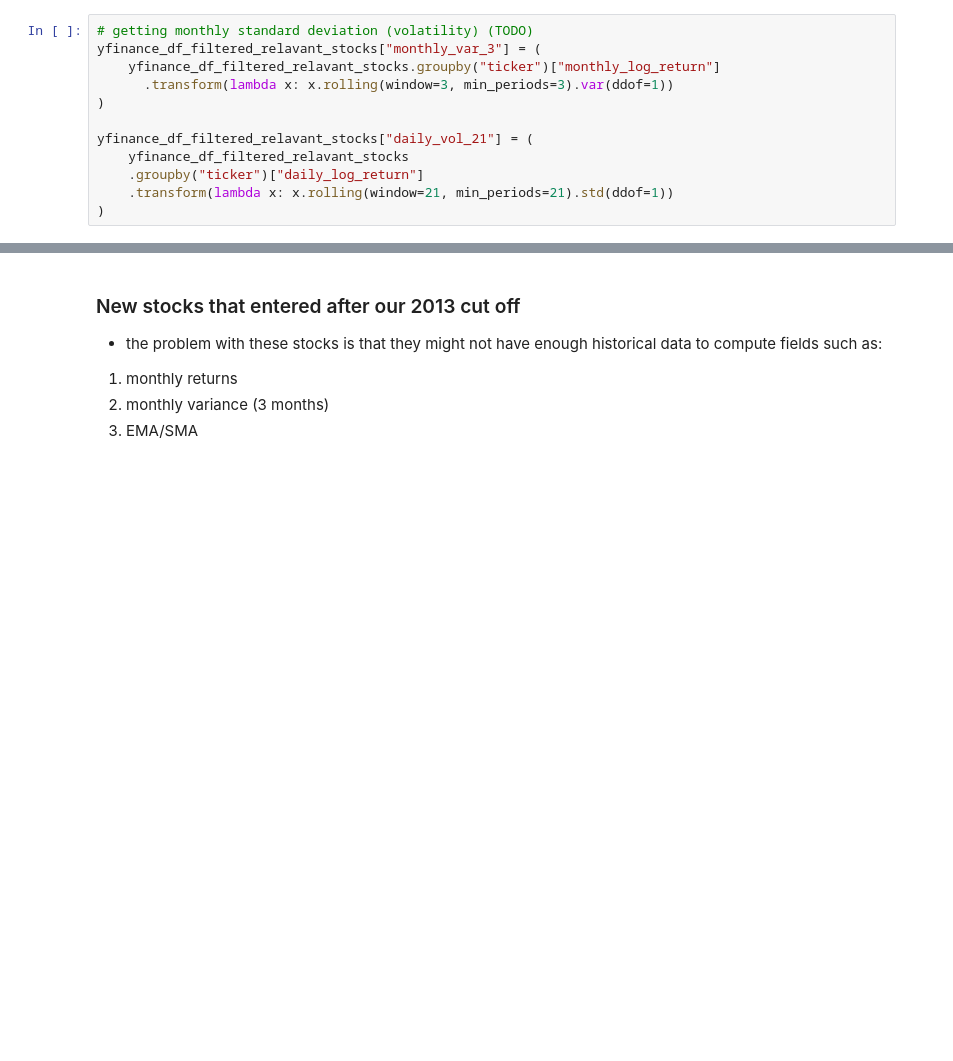
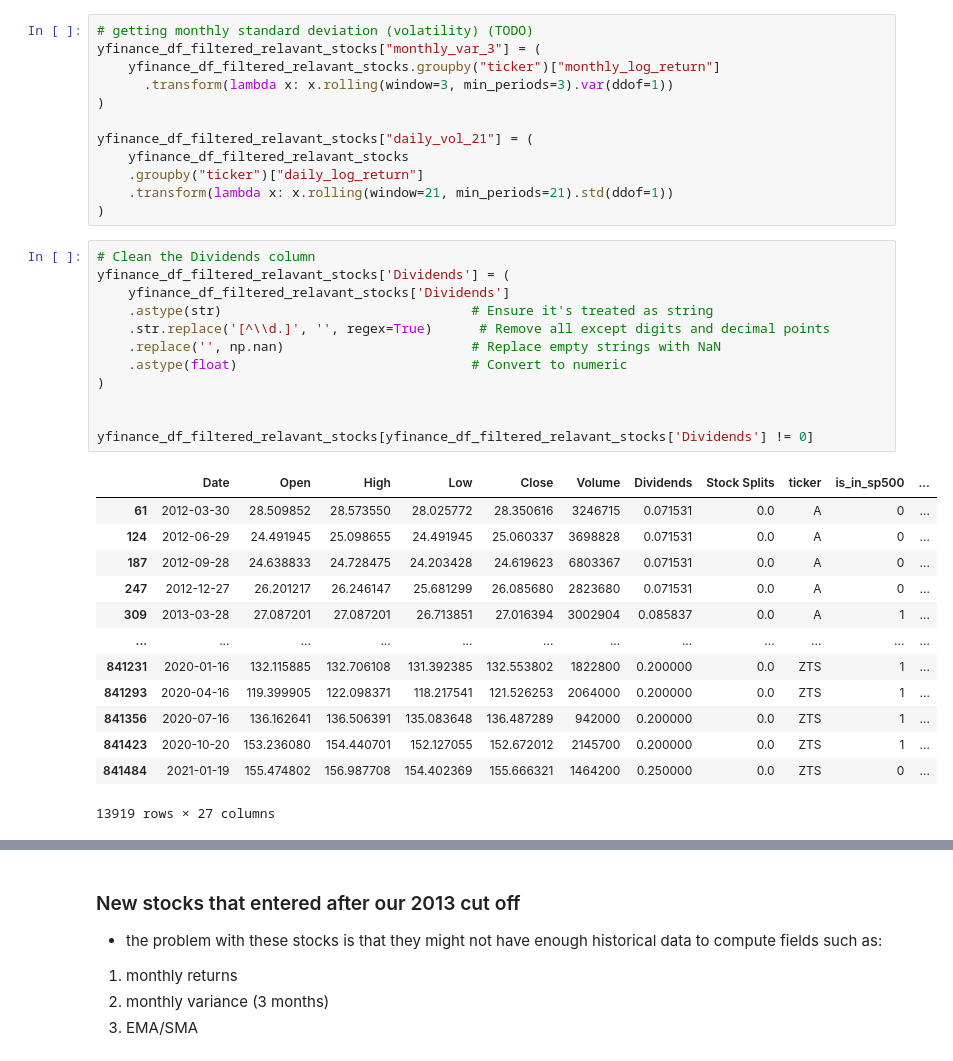
Before and after one commit to gotoshleep/DSE4212-Portfolio-Optimiser, a Jupyter notebook: Data prep and EDA/data_cleaning.ipynb, the cells around one changed output, grey strips where cells are left out. Saved outputs shown, nothing was run; the diff lists cells and outputs as text; blank space fills up the shorter version.

```diff
--- a/Data prep and EDA/data_cleaning.ipynb
+++ b/Data prep and EDA/data_cleaning.ipynb
@@ -436,3 +436,29 @@ yfinance_df_filtered_relavant_stocks["daily_vol_21"] = (
     .groupby("ticker")["daily_log_return"]
     .transform(lambda x: x.rolling(window=21, min_periods=21).std(ddof=1))
 )
+# %%
+# Clean the Dividends column
+yfinance_df_filtered_relavant_stocks['Dividends'] = (
+    yfinance_df_filtered_relavant_stocks['Dividends']
+    .astype(str)                                # Ensure it's treated as string
+    .str.replace('[^\\d.]', '', regex=True)      # Remove all except digits and decimal points
+    .replace('', np.nan)                        # Replace empty strings with NaN
+    .astype(float)                              # Convert to numeric
+)
+
+
+yfinance_df_filtered_relavant_stocks[yfinance_df_filtered_relavant_stocks['Dividends'] != 0]
+# %% [output]
+|  | Date | Open | High | Low | Close | Volume | Dividends | Stock Splits | ticker | is_in_sp500 | ... |
+| 61 | 2012-03-30 | 28.509852 | 28.573550 | 28.025772 | 28.350616 | 3246715 | 0.071531 | 0.0 | A | 0 | ... |
+| 124 | 2012-06-29 | 24.491945 | 25.098655 | 24.491945 | 25.060337 | 3698828 | 0.071531 | 0.0 | A | 0 | ... |
+| 187 | 2012-09-28 | 24.638833 | 24.728475 | 24.203428 | 24.619623 | 6803367 | 0.071531 | 0.0 | A | 0 | ... |
+| 247 | 2012-12-27 | 26.201217 | 26.246147 | 25.681299 | 26.085680 | 2823680 | 0.071531 | 0.0 | A | 0 | ... |
+| 309 | 2013-03-28 | 27.087201 | 27.087201 | 26.713851 | 27.016394 | 3002904 | 0.085837 | 0.0 | A | 1 | ... |
+| ... | ... | ... | ... | ... | ... | ... | ... | ... | ... | ... | ... |
+| 841231 | 2020-01-16 | 132.115885 | 132.706108 | 131.392385 | 132.553802 | 1822800 | 0.200000 | 0.0 | ZTS | 1 | ... |
+| 841293 | 2020-04-16 | 119.399905 | 122.098371 | 118.217541 | 121.526253 | 2064000 | 0.200000 | 0.0 | ZTS | 1 | ... |
+| 841356 | 2020-07-16 | 136.162641 | 136.506391 | 135.083648 | 136.487289 | 942000 | 0.200000 | 0.0 | ZTS | 1 | ... |
+| 841423 | 2020-10-20 | 153.236080 | 154.440701 | 152.127055 | 152.672012 | 2145700 | 0.200000 | 0.0 | ZTS | 1 | ... |
+| 841484 | 2021-01-19 | 155.474802 | 156.987708 | 154.402369 | 155.666321 | 1464200 | 0.250000 | 0.0 | ZTS | 0 | ... |
+13919 rows × 27 columns
```
Also changed, not shown: parts of 18 cells of this notebook.
